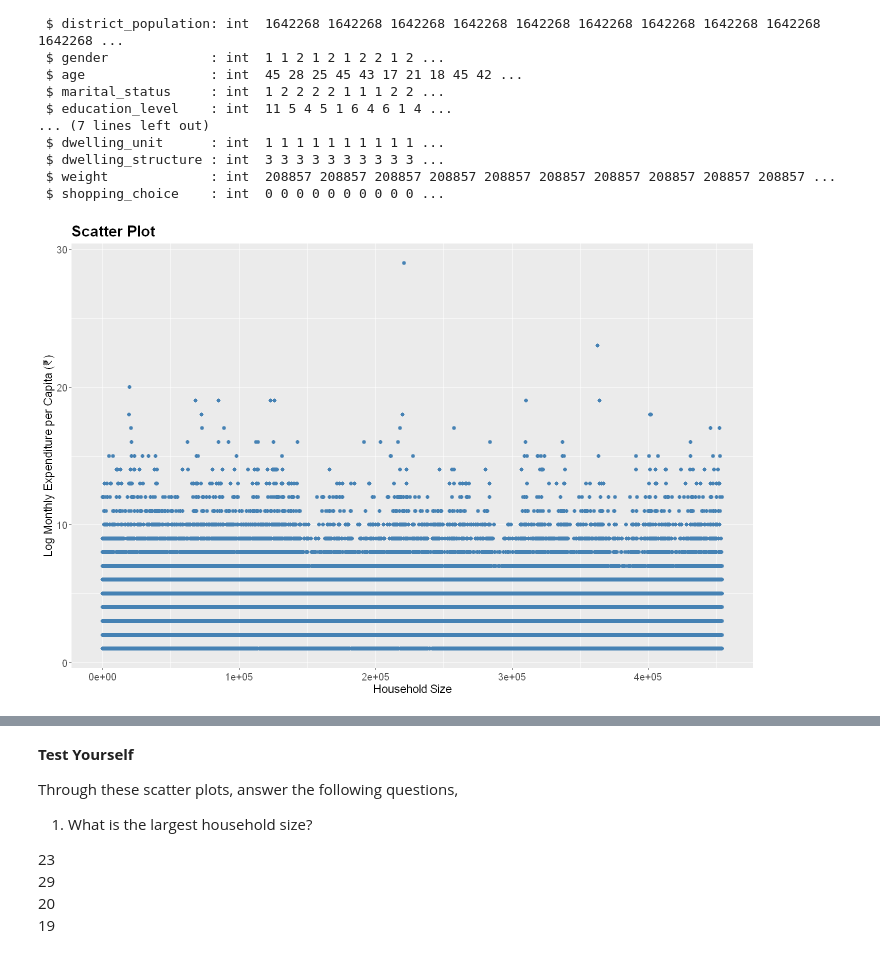
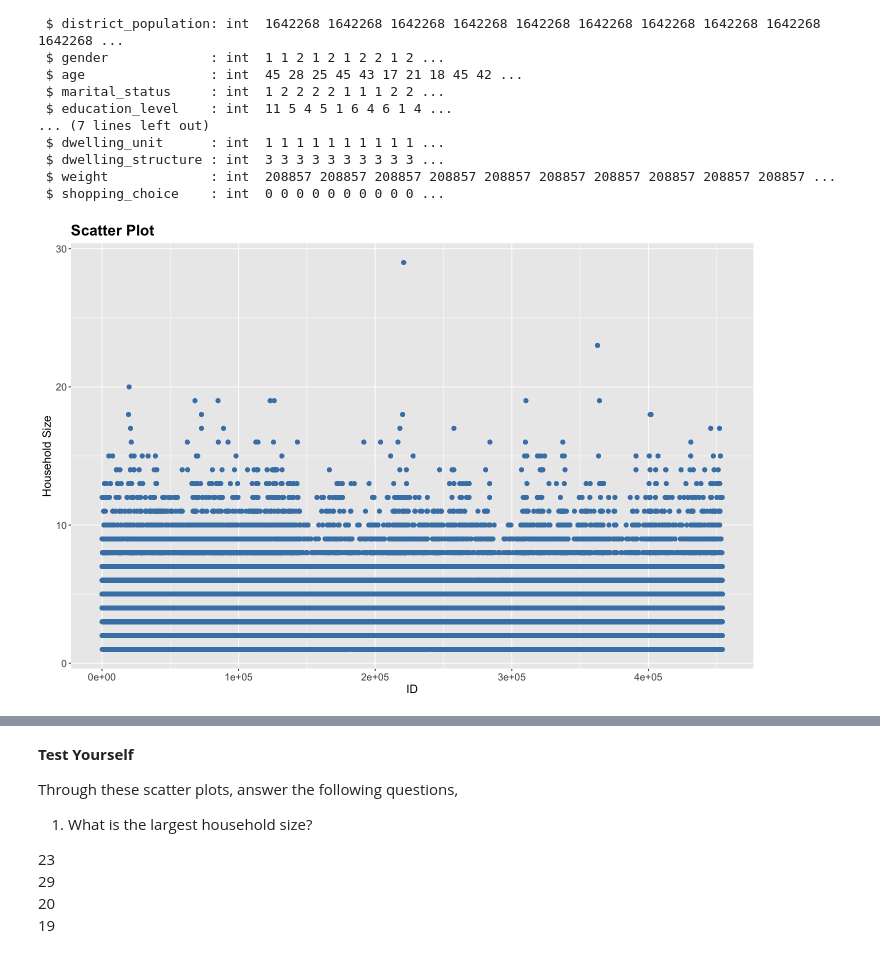
Before and after one commit to anmpahwa/CE5540, a Jupyter notebook: book/content/lecture_14.ipynb, the cells around one changed output, grey strips where cells are left out. Drawn from its saved outputs; the diff is of its cells as text; code cells hidden in the pictures.

```diff
--- a/book/content/lecture_14.ipynb
+++ b/book/content/lecture_14.ipynb
@@ -41,20 +41,20 @@ str(data)                                       # Data Structure
 # %%
 # Scatter Plot for Household Size
 ggplot(data, aes(x = seq_along(Unique_ID), y = household_size)) +
   geom_point(color = "steelblue", size = 2) +
   labs(
     title = "Scatter Plot",
-    x = "Household Size",
-    y = "Log Monthly Expenditure per Capita (₹)"
+    x = "ID",
+    y = "Household Size",
   ) +
   theme(
     plot.title = element_text(size = 18, face = "bold"),
     plot.subtitle = element_text(size = 14),
     axis.title = element_text(size = 14),
     axis.text = element_text(size = 12)
   )
 # %% [output]
-[figure, old version]
+[figure, new version]
 # %%
 # Scatter Plot for Monthly Expenditure per Capita (₹)
 ggplot(data, aes(x = seq_along(Unique_ID), y = total_expenditure / household_size)) +
```
Also changed, not shown: parts of 2 cells of this notebook.
